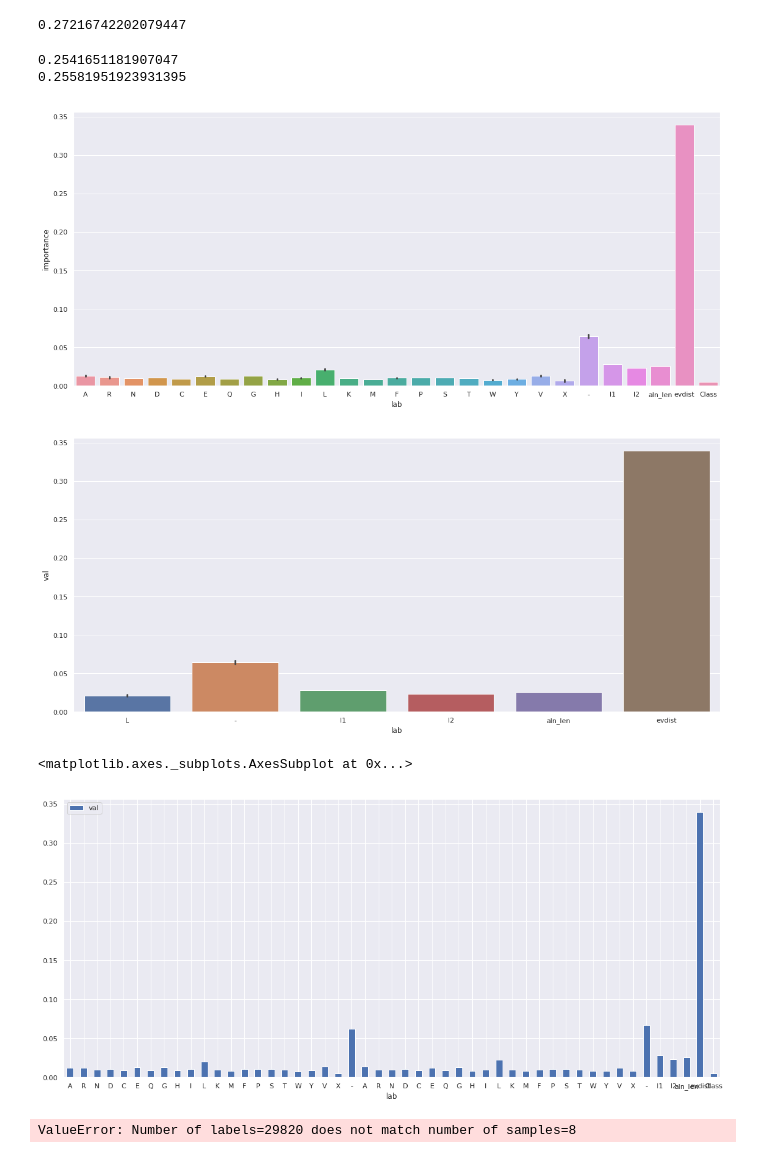
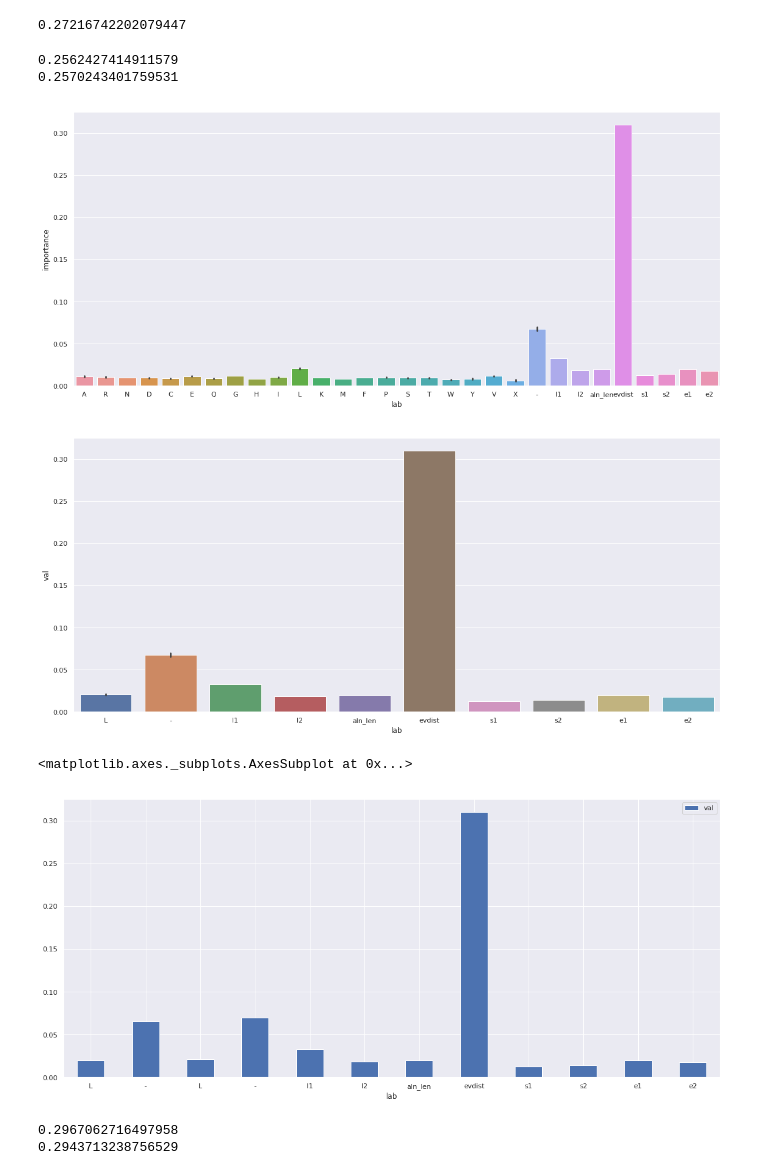
Before and after one commit to patrickbryant1/basic_scilife_scripts, a Jupyter notebook: models/baseline.ipynb, the cells around one changed output. Drawn from its saved outputs; the diff is of its cells as text; code cells hidden in the pictures.

```diff
--- a/models/baseline.ipynb
+++ b/models/baseline.ipynb
@@ -48,27 +50,29 @@ def create_features(df):
     l1 = np.asarray(df['l1'])
     l2 = np.asarray(df['l2'])
     aln_len = np.asarray(df['aln_len'])
-    #Get C.A.T.H
-    C = list(df['C._x'])
-    A = list(df['C.A._x'])
-    H = list(df['H_group_x'])
+    #Get starts and ends
+    s1 = np.asarray(df['s1'])
+    s2 = np.asarray(df['s2'])
+    e1 = np.asarray(df['e1'])
+    e2 = np.asarray(df['e2'])
+
     #Save features
     enc_feature = []
 
 
     for i in range(0, len(enc1)):
-        enc_feature.append(count_aa(enc1[i]))
-        enc_feature[i].extend(count_aa(enc2[i]))
+        enc_feature.append(count_aa(enc1[i])) #Append to list
+        enc_feature[i].extend(count_aa(enc2[i])) #Extend
         enc_feature[i].append(l1[i])
         enc_feature[i].append(l2[i])
         enc_feature[i].append(aln_len[i])
         enc_feature[i].append(evdist[i])
-        enc_feature[i].append(float(C[i]))
-        #enc_feature[i].append(float(A[i])) HAVE to assign each A and H an int
-        #enc_feature[i].append(float(H[i]))
+        enc_feature[i].append(s1[i])
+        enc_feature[i].append(s2[i])
+        enc_feature[i].append(e1[i])
+        enc_feature[i].append(e2[i])
 
-
-    #Get RMSDs
+   #Get RMSDs
     rmsds = df['RMSD_x']
     bins = np.arange(0,4.5,0.1)
     #bins = np.arange(0.5,2.5,0.05)
@@ -150,45 +154,42 @@ clf_predictions = clf.predict(X_valid)
 average_error = np.average(np.absolute(clf_predictions-y_valid_binned))
 print(average_error*0.1)
 # %% [output]
-0.2541651181907047
-0.25581951923931395
+0.2562427414911579
+0.2570243401759531
 # %%
 importances = clf.feature_importances_
 #importances = -np.log(importances)
 # %%
-labels = ['A', 'R', 'N', 'D', 'C', 'E', 'Q', 'G', 'H', 'I', 'L', 'K', 'M', 'F', 'P', 'S', 'T', 'W', 'Y', 'V', 'X', '-', 'A', 'R', 'N', 'D', 'C', 'E', 'Q', 'G', 'H', 'I', 'L', 'K', 'M', 'F', 'P', 'S', 'T', 'W', 'Y', 'V', 'X', '-', 'l1', 'l2', 'aln_len', 'evdist', 'Class']
+labels = ['A', 'R', 'N', 'D', 'C', 'E', 'Q', 'G', 'H', 'I', 'L', 'K', 'M', 'F', 'P', 'S', 'T', 'W', 'Y', 'V', 'X', '-', 'A', 'R', 'N', 'D', 'C', 'E', 'Q', 'G', 'H', 'I', 'L', 'K', 'M', 'F', 'P', 'S', 'T', 'W', 'Y', 'V', 'X', '-', 'l1', 'l2', 'aln_len', 'evdist','s1', 's2', 'e1', 'e2']
 imp_df = pd.DataFrame({'lab':labels, 'importance':importances})
 sns.barplot(x='lab', y='importance', data = imp_df)
 sns.set(rc={'figure.figsize':(19,8.27)})
 plt.show()
 # %% [output]
-[figure, old version]
+[figure, new version]
 # %%
 #It looks like Leucine, gaps, lengths of sequences and alignment as well as the evdist are the important features
-importances_s = [importances[10],importances[21],importances[32],importances[43],importances[44],importances[45],importances[46],importances[47]]
-labels = ['L', '-', 'L', '-', 'l1', 'l2', 'aln_len', 'evdist']
+importances_s = [importances[10],importances[21],importances[32],importances[43],importances[44],importances[45],importances[46],importances[47],importances[48],importances[49],importances[50],importances[51]]
+labels = ['L', '-', 'L', '-', 'l1', 'l2', 'aln_len', 'evdist','s1', 's2', 'e1', 'e2']
 imp_df = pd.DataFrame({'lab':labels, 'val':importances_s})
 sns.barplot(x='lab', y='val', data = imp_df)
 sns.set(rc={'figure.figsize':(19,8.27)})
 plt.show()
 # %% [output]
-[figure, old version]
+[figure, new version]
 # %%
 imp_df.plot.bar(x='lab', y='val',rot=0)
 # %% [output]
 <matplotlib.axes._subplots.AxesSubplot at 0x...>
-[figure, old version]
+[figure, new version]
 # %%
-X_train_s = [X_train[:,10],X_train[21],X_train[32],X_train[43], X_train[44],X_train[45],X_train[46],X_train[47]]
-X_valid_s = [X_valid[10],X_valid[21],X_valid[32],X_valid[43], X_valid[44],X_valid[45],X_valid[46],X_valid[47]]
-#RandomForestRegressor
-clf = RandomForestRegressor(n_estimators=100, bootstrap = True, max_features = 'sqrt')
-
+#Adaboost
+clf = AdaBoostRegressor(random_state=0, n_estimators=7) #int asssignment of random state ensures same random intitator each run
 # Fit on training data
-clf.fit(X_train_s, y_train)
+clf.fit(X_train, y_train)
 
 #predict
-clf_predictions = clf.predict(X_valid_s)
+clf_predictions = clf.predict(X_valid)
 
 #Average error
 average_error = np.average(np.absolute(clf_predictions-y_valid))
@@ -196,13 +197,14 @@ print(average_error)
 
 #Binned fitting
 # Fit on training data
-clf.fit(X_train_s, y_train_binned)
+clf.fit(X_train, y_train_binned)
 
 #predict
-clf_predictions = clf.predict(X_valid_s)
+clf_predictions = clf.predict(X_valid)
 
 #Average error
 average_error = np.average(np.absolute(clf_predictions-y_valid_binned))
 print(average_error*0.1)
 # %% [output]
-ValueError: Number of labels=29820 does not match number of samples=8
+0.2967062716497958
+0.2943713238756529
```
Also changed, not shown: parts of 12 cells of this notebook, 1 other file.
